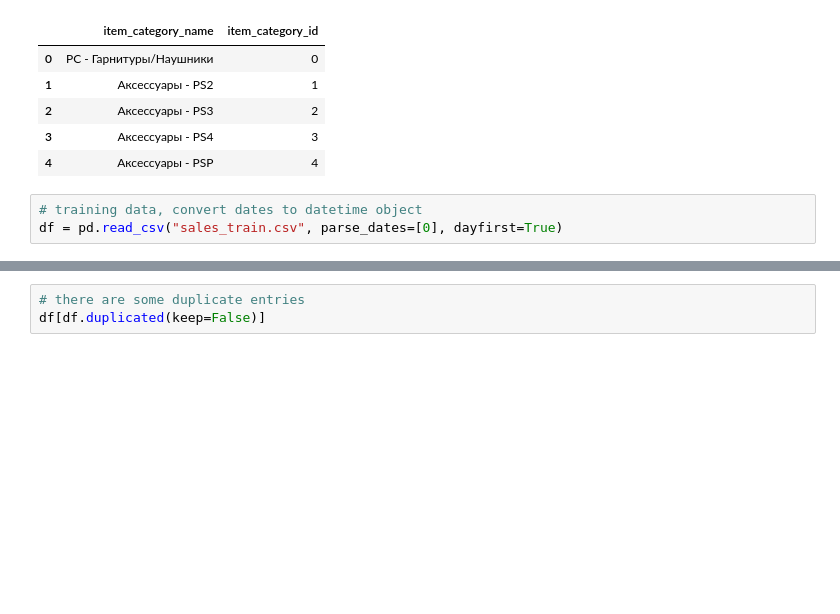
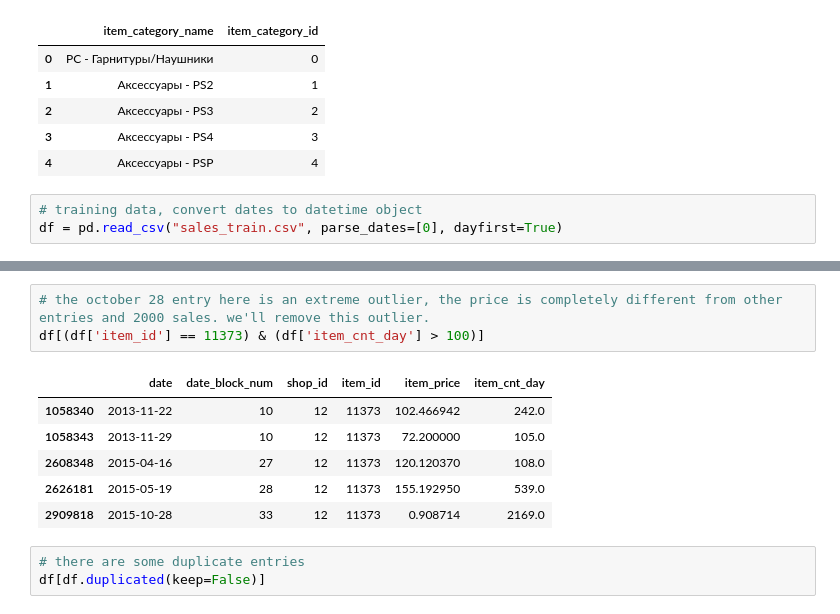
Before and after one commit to JonathanRayner/Kaggle-Predict-Sales, a Jupyter notebook: eda.ipynb, the cells around one changed output, grey strips where cells are left out. Cells and saved outputs as stored; diff of their text form; blank space fills up the shorter version.

```diff
--- a/eda.ipynb
+++ b/eda.ipynb
@@ -87,3 +107,13 @@ df = pd.read_csv("sales_train.csv", parse_dates=[0], dayfirst=True)
+# %%
+# the october 28 entry here is an extreme outlier, the price is completely different from other entries and 2000 sales. we'll remove this outlier.
+df[(df['item_id'] == 11373) & (df['item_cnt_day'] > 100)]
+# %% [output]
+|  | date | date_block_num | shop_id | item_id | item_price | item_cnt_day |
+| 1058340 | 2013-11-22 | 10 | 12 | 11373 | 102.466942 | 242.0 |
+| 1058343 | 2013-11-29 | 10 | 12 | 11373 | 72.200000 | 105.0 |
+| 2608348 | 2015-04-16 | 27 | 12 | 11373 | 120.120370 | 108.0 |
+| 2626181 | 2015-05-19 | 28 | 12 | 11373 | 155.192950 | 539.0 |
+| 2909818 | 2015-10-28 | 33 | 12 | 11373 | 0.908714 | 2169.0 |
 # %%
 # there are some duplicate entries
 df[df.duplicated(keep=False)]
```
Also changed, not shown: parts of 1 cell of this notebook, 13 other files.
